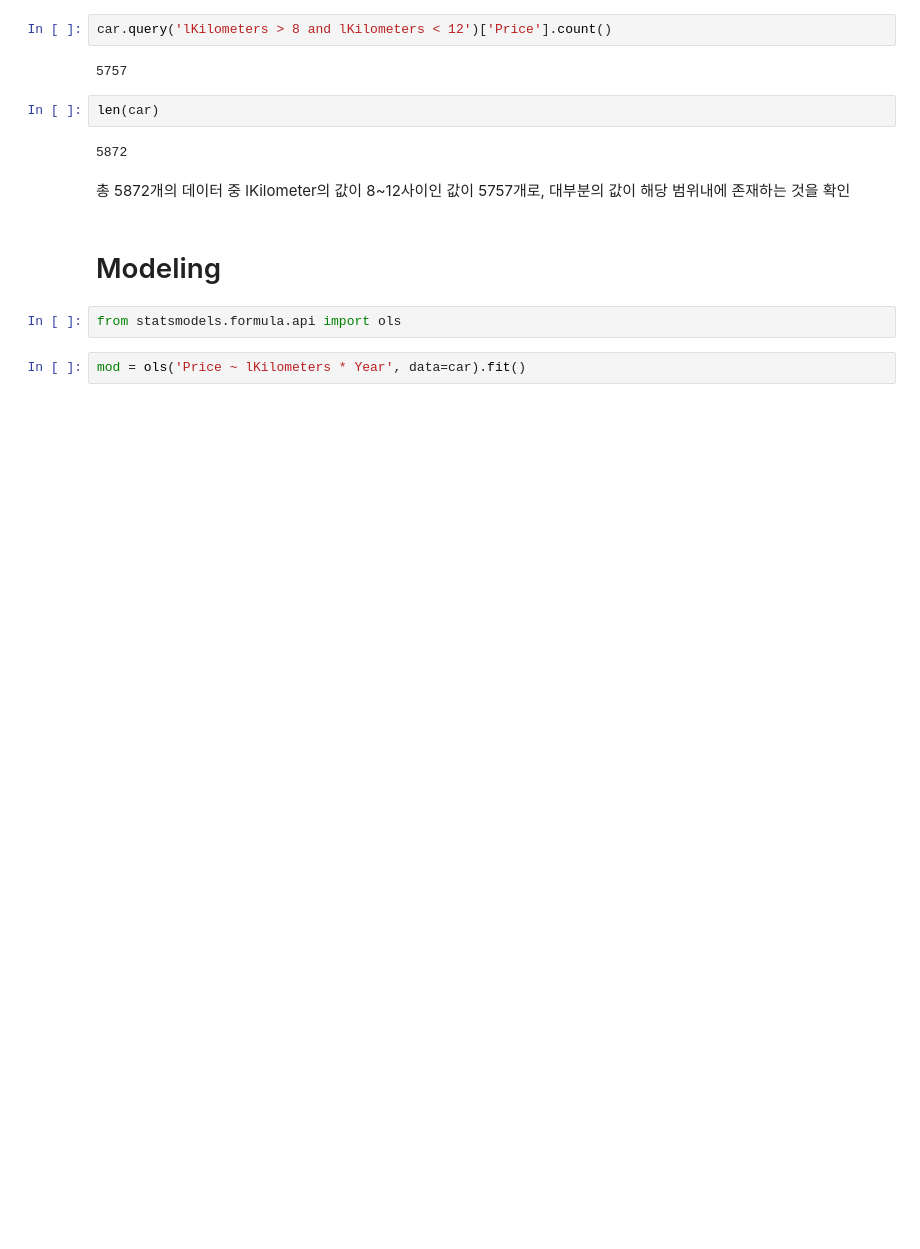
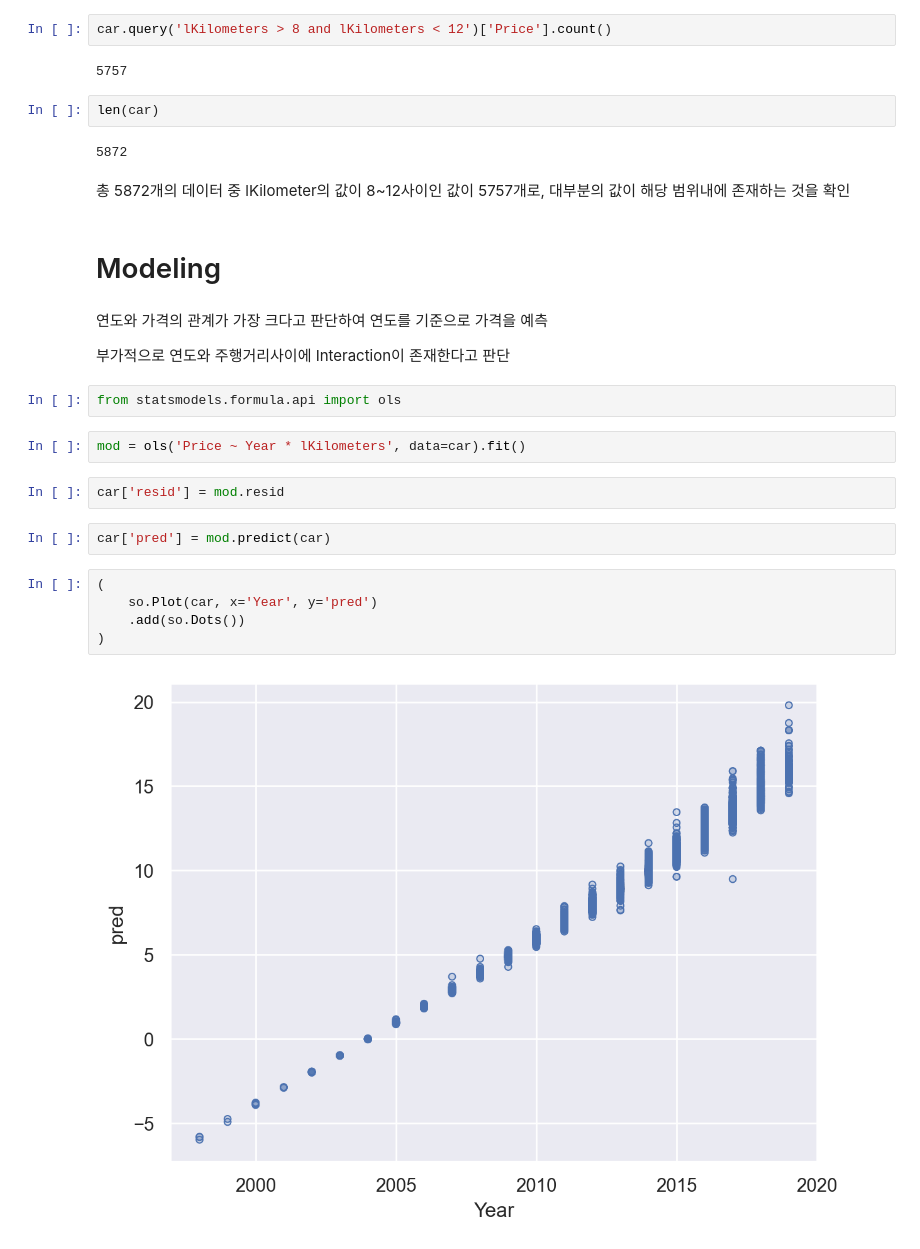
Before and after one commit to kurtyoon/Data-Visualization-Personal-Proj, a Jupyter notebook: Used-car-price-prediction.ipynb, the cells around one changed output. Saved outputs shown, nothing was run; the diff lists cells and outputs as text; blank space fills up the shorter version.

```diff
--- a/Used-car-price-prediction.ipynb
+++ b/Used-car-price-prediction.ipynb
@@ -486,7 +524,22 @@ len(car)
 총 5872개의 데이터 중 lKilometer의 값이 8~12사이인 값이 5757개로, 대부분의 값이 해당 범위내에 존재하는 것을 확인
 # %% [markdown]
 # Modeling
+# %% [markdown]
+연도와 가격의 관계가 가장 크다고 판단하여 연도를 기준으로 가격을 예측
+
+부가적으로 연도와 주행거리사이에 Interaction이 존재한다고 판단
 # %%
 from statsmodels.formula.api import ols
 # %%
-mod = ols('Price ~ lKilometers * Year', data=car).fit()
+mod = ols('Price ~ Year * lKilometers', data=car).fit()
+# %%
+car['resid'] = mod.resid
+# %%
+car['pred'] = mod.predict(car)
+# %%
+(
+    so.Plot(car, x='Year', y='pred')
+    .add(so.Dots())
+)
+# %% [output]
+[figure, added]
```
Also changed, not shown: parts of 51 cells of this notebook.
